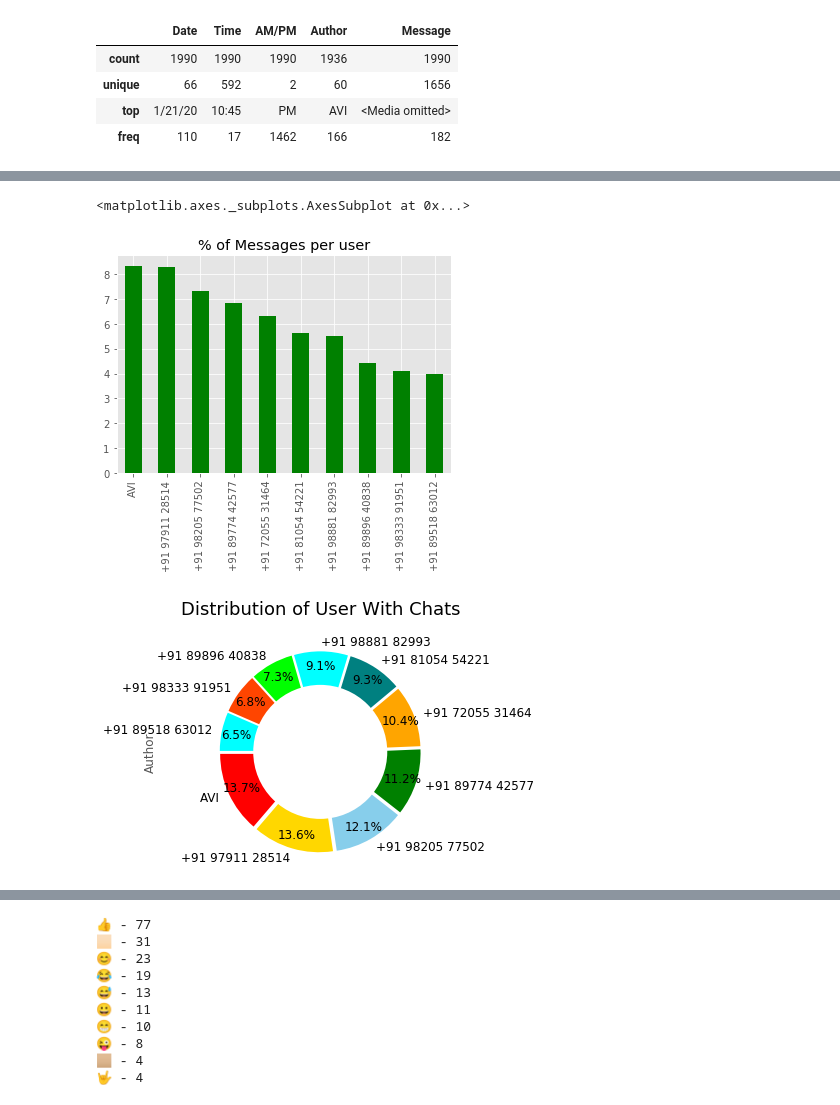
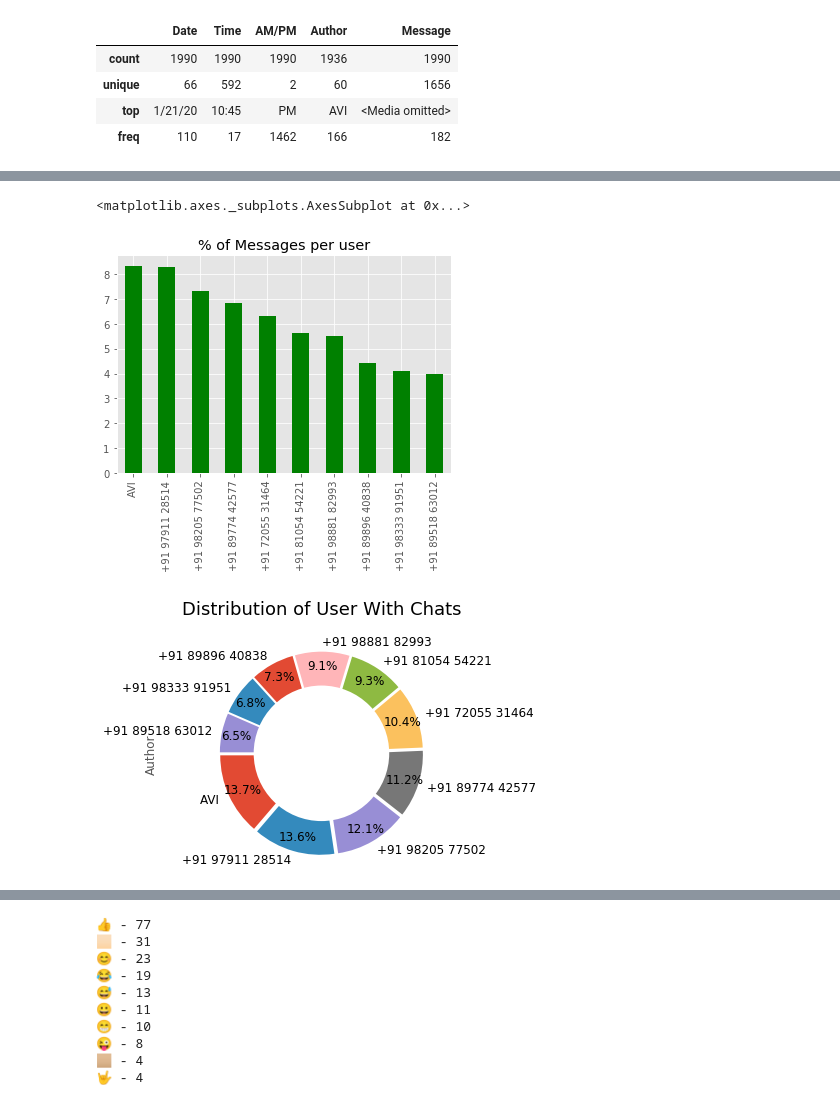
Before and after one commit to AVI18794/NLP, a Jupyter notebook: Chat Analysis.ipynb, the cells around one changed output, grey strips where cells are left out. Saved outputs shown, nothing was run; the diff lists cells and outputs as text; code cells hidden in the pictures.

```diff
--- a/Chat Analysis.ipynb
+++ b/Chat Analysis.ipynb
@@ -131,5 +138,5 @@ df.describe()
 # %%
-df['Word_Count'] = df['Message'].apply(lambda s:len(s))
-df['Letter_Count'] = df['Message'].apply(lambda s:len(s.split(' ')))
+df['Letter_Count'] = df['Message'].apply(lambda s:len(s))
+df['Word_Count'] = df['Message'].apply(lambda s:len(s.split(' ')))
 df.head()
 # %% [output]
@@ -170,33 +156,33 @@ counts.plot(kind='bar',title="No. of Messages Sent", color ='purple')
 # %%
-#Contribution of Messages by user in proportion
+#Top 10 Senders in Proportion
 prop = round(df['Author'].value_counts()[:10]/len(df)*100,2)
 prop.plot(kind='bar',title='% of Messages per user',color='green')
 # %% [output]
 <matplotlib.axes._subplots.AxesSubplot at 0x...>
-[figure, old version]
+[figure, new version]
 # %%
 #Proportion of Messages sent by Users(Pie Chart)
 import numpy as np
 import matplotlib.pyplot as plt
 plt.style.use('ggplot')
 
 user=df.groupby('Author')['Author'].count().nlargest(10)
 
 def user_chat_pie(user):
     fig, ax = plt.subplots()
     explodex = []
     for i in np.arange(len(user)):
         explodex.append(0.05)
-    ax = user.plot(kind='pie', colors = ['red','gold','skyblue','green','orange','teal','cyan','lime','orangered','aqua'], fontsize=12, autopct='%1.1f%%', startangle=180, pctdistance=0.85, explode = explodex)
+    ax = user.plot(kind='pie', fontsize=12, autopct='%1.1f%%', startangle=180, pctdistance=0.85, explode = explodex)
     inner_circle = plt.Circle((0,0),0.70,fc='white')
     fig = plt.gcf()
     fig.gca().add_artist(inner_circle)
     ax.axis('equal')
     ax.set_title("Distribution of User With Chats\n", fontsize=18)
     plt.tight_layout()
     plt.show()
    #plt.savefig('pie.png',bbox_inches='tight')
 user_chat_pie(user)
 # %% [output]
-[figure, old version]
+[figure, new version]
 # %%
```
Also changed, not shown: parts of 26 cells of this notebook.
